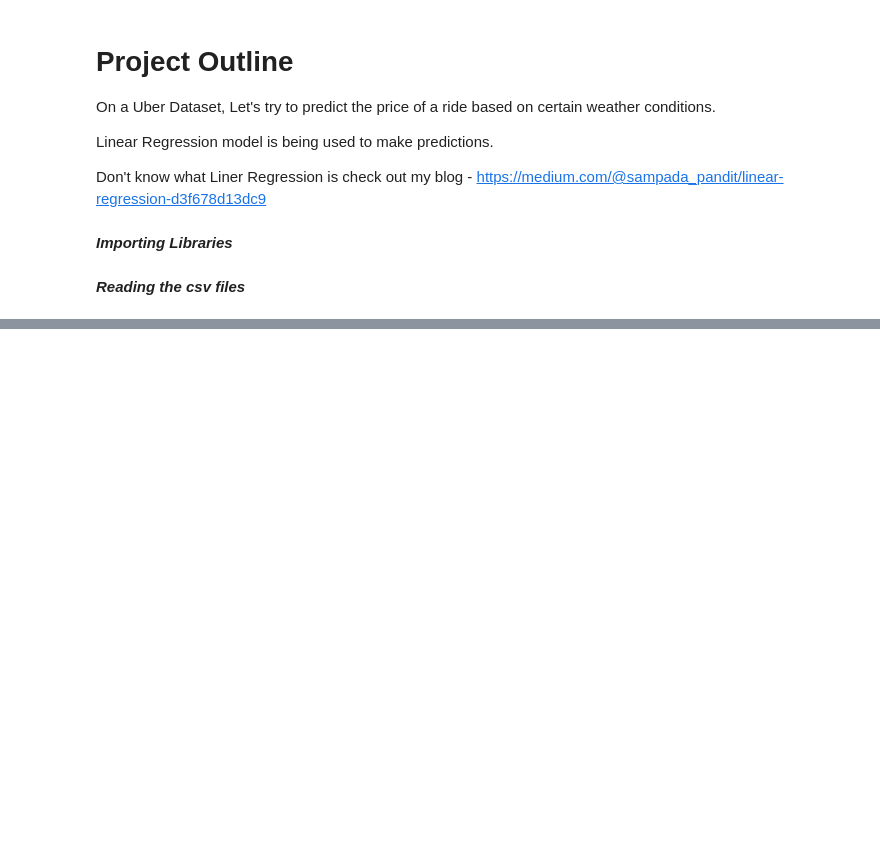
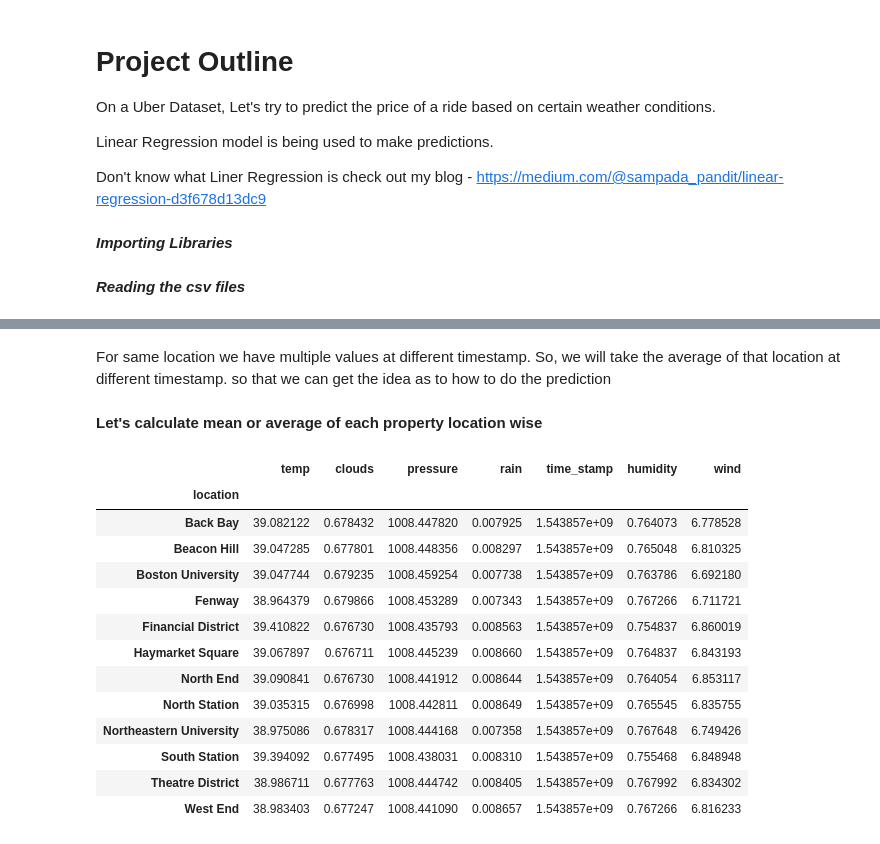
Before and after one commit to SampadaPandit/MachineLearning-UberCabPricePrediction, a Jupyter notebook: UberCabPricePrediction.ipynb, the cells around one changed output, grey strips where cells are left out. Drawn from its saved outputs; the diff is of its cells as text; code cells hidden in the pictures; blank space fills up the shorter version.

```diff
--- a/UberCabPricePrediction.ipynb
+++ b/UberCabPricePrediction.ipynb
@@ -24,0 +149,2 @@ cab_rides =pd.read_csv()
+# %%
+weather_data_df=weather_data_df.fillna(0)
@@ -24,0 +179,21 @@ cab_rides =pd.read_csv()
+# %% [markdown]
+For same location we have multiple values at different timestamp. So, we will take the average of that location at different timestamp. so that we can get the idea as to how to do the prediction
+# %% [markdown]
+**Let's calculate mean or average of each property location wise**
+# %%
+weather_data_df.groupby('location').mean()
+# %% [output]
+|  | temp | clouds | pressure | rain | time_stamp | humidity | wind |
+| location |  |  |  |  |  |  |  |
+| Back Bay | 39.082122 | 0.678432 | 1008.447820 | 0.007925 | 1.543857e+09 | 0.764073 | 6.778528 |
+| Beacon Hill | 39.047285 | 0.677801 | 1008.448356 | 0.008297 | 1.543857e+09 | 0.765048 | 6.810325 |
+| Boston University | 39.047744 | 0.679235 | 1008.459254 | 0.007738 | 1.543857e+09 | 0.763786 | 6.692180 |
+| Fenway | 38.964379 | 0.679866 | 1008.453289 | 0.007343 | 1.543857e+09 | 0.767266 | 6.711721 |
+| Financial District | 39.410822 | 0.676730 | 1008.435793 | 0.008563 | 1.543857e+09 | 0.754837 | 6.860019 |
+| Haymarket Square | 39.067897 | 0.676711 | 1008.445239 | 0.008660 | 1.543857e+09 | 0.764837 | 6.843193 |
+| North End | 39.090841 | 0.676730 | 1008.441912 | 0.008644 | 1.543857e+09 | 0.764054 | 6.853117 |
+| North Station | 39.035315 | 0.676998 | 1008.442811 | 0.008649 | 1.543857e+09 | 0.765545 | 6.835755 |
+| Northeastern University | 38.975086 | 0.678317 | 1008.444168 | 0.007358 | 1.543857e+09 | 0.767648 | 6.749426 |
+| South Station | 39.394092 | 0.677495 | 1008.438031 | 0.008310 | 1.543857e+09 | 0.755468 | 6.848948 |
+| Theatre District | 38.986711 | 0.677763 | 1008.444742 | 0.008405 | 1.543857e+09 | 0.767992 | 6.834302 |
+| West End | 38.983403 | 0.677247 | 1008.441090 | 0.008657 | 1.543857e+09 | 0.767266 | 6.816233 |
```
Also changed, not shown: parts of 15 cells of this notebook.
